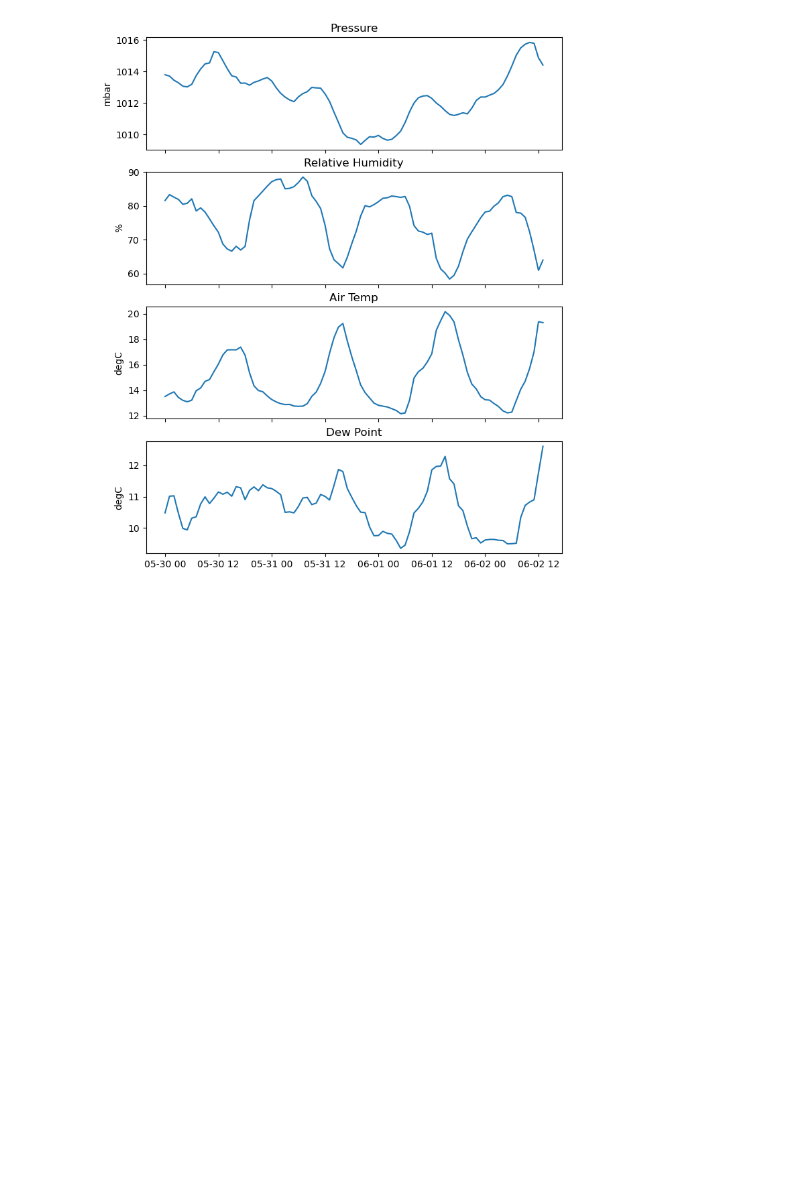
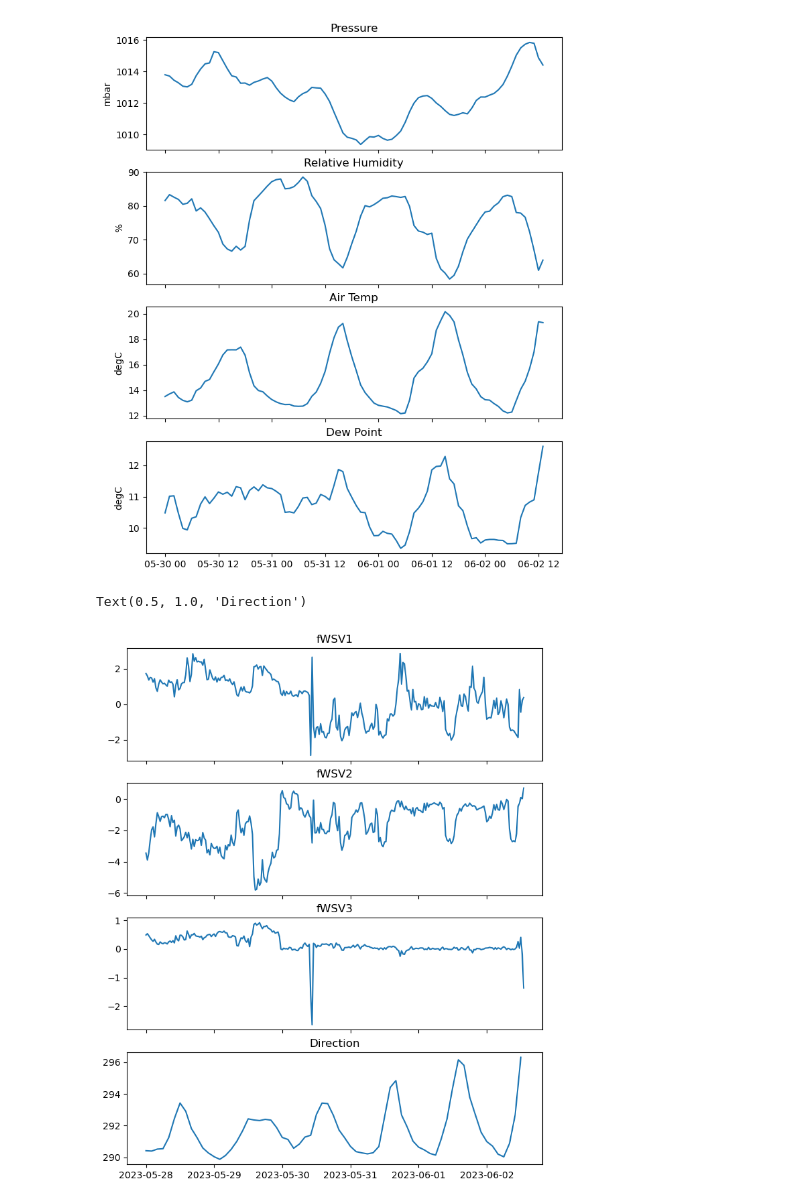
Before and after one commit to sscopazzi/Cal_Poly_Maritime_Academy_Research_Buoy, a Jupyter notebook: python_code/deployment_test.ipynb, the cells around one changed output. Drawn from its saved outputs; the diff is of its cells as text; code cells hidden in the pictures; blank space fills up the shorter version.

```diff
--- a/python_code/deployment_test.ipynb
+++ b/python_code/deployment_test.ipynb
@@ -122,3 +120,34 @@ ax[3].set_title('Dew Point')
 # %% [output]
 Text(0.5, 1.0, 'Dew Point')
 [figure]
+# %%
+df_list = [] # init empty dataframe
+
+for x in ws:
+    loop = pd.read_csv(x,sep=',',names=["time","record","fWSV1","fWSV2","fWSV3","fWSC","iWSDiag","iWSValue"],header=3,parse_dates=[0])
+    df_list.append(loop)
+
+dl = pd.concat(df_list,ignore_index=True)   # dl for datalogger sensor values
+dl = dl.set_index('time')                   # set the time column to be the index
+dl = dl.loc['2023-05-28':'2023-06-03']      # slicing dates I want
+
+dl_hhr = dl.resample('30MIN').mean()
+dl_2hr = dl.resample('2H').mean()
+
+fig,ax=plt.subplots(ncols=1,nrows=4,figsize=(8,10),sharex=ax[0])
+
+ax[0].plot(dl_hhr.index,dl_hhr.fWSV1)
+#ax[0].set_ylabel('Wind Speed')
+ax[0].set_title('fWSV1')
+
+ax[1].plot(dl_hhr.index,dl_hhr.fWSV2)
+ax[1].set_title('fWSV2')
+
+ax[2].plot(dl_hhr.index,dl_hhr.fWSV3)
+ax[2].set_title('fWSV3')
+
+ax[3].plot(dl_2hr.index,dl_2hr.fWSC)
+ax[3].set_title('Direction')
+# %% [output]
+Text(0.5, 1.0, 'Direction')
+[figure, added]
```
Also changed, not shown: parts of 3 cells of this notebook.
